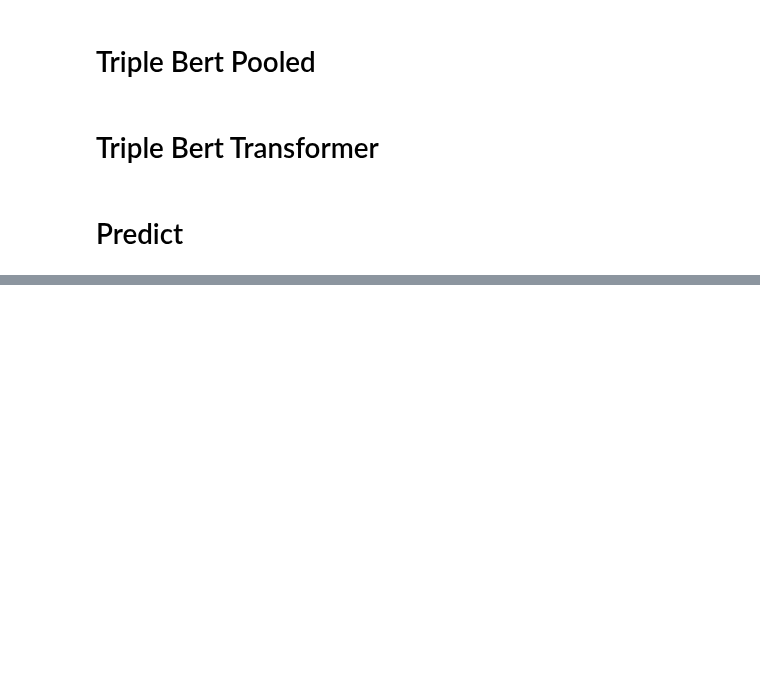
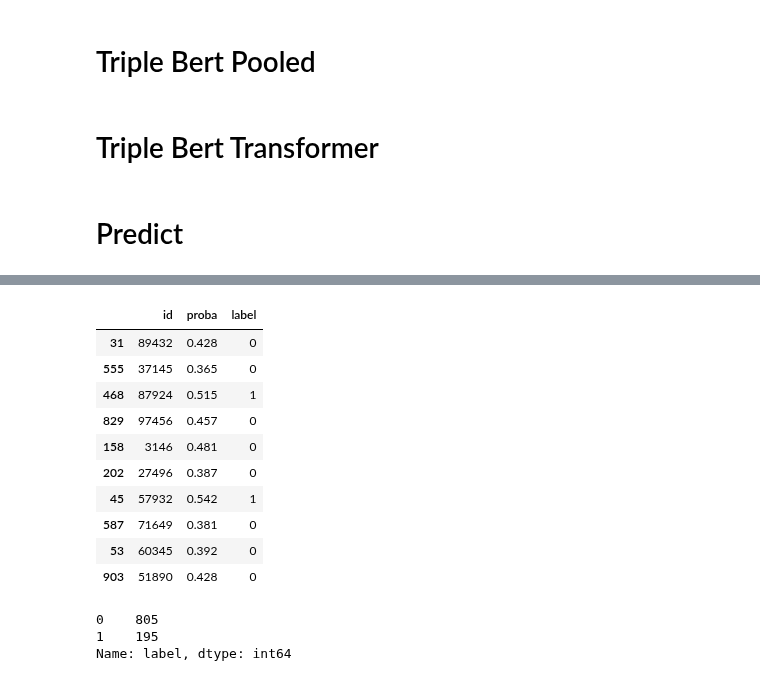
Before and after one commit to faizanahemad/facebook-hateful-memes, a Jupyter notebook: notebooks/VIsualBert.ipynb, the cells around one changed output, grey strips where cells are left out. Saved outputs shown, nothing was run; the diff lists cells and outputs as text; code cells hidden in the pictures; blank space fills up the shorter version.

```diff
--- a/notebooks/VIsualBert.ipynb
+++ b/notebooks/VIsualBert.ipynb
@@ -518,0 +550,18 @@ submission.head()
+# %%
+submission.sample(10)
+submission.label.value_counts()
+# %% [output]
+|  | id | proba | label |
+| 31 | 89432 | 0.428 | 0 |
+| 555 | 37145 | 0.365 | 0 |
+| 468 | 87924 | 0.515 | 1 |
+| 829 | 97456 | 0.457 | 0 |
+| 158 | 3146 | 0.481 | 0 |
+| 202 | 27496 | 0.387 | 0 |
+| 45 | 57932 | 0.542 | 1 |
+| 587 | 71649 | 0.381 | 0 |
+| 53 | 60345 | 0.392 | 0 |
+| 903 | 51890 | 0.428 | 0 |
+0    805
+1    195
+Name: label, dtype: int64
```
Also changed, not shown: parts of 4 cells of this notebook.
